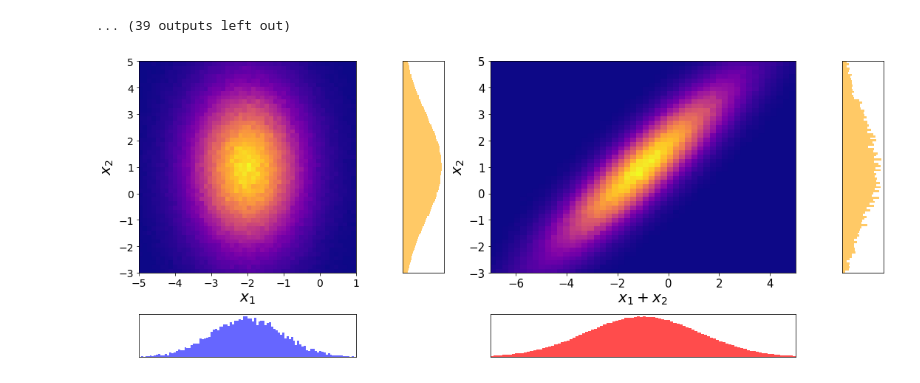
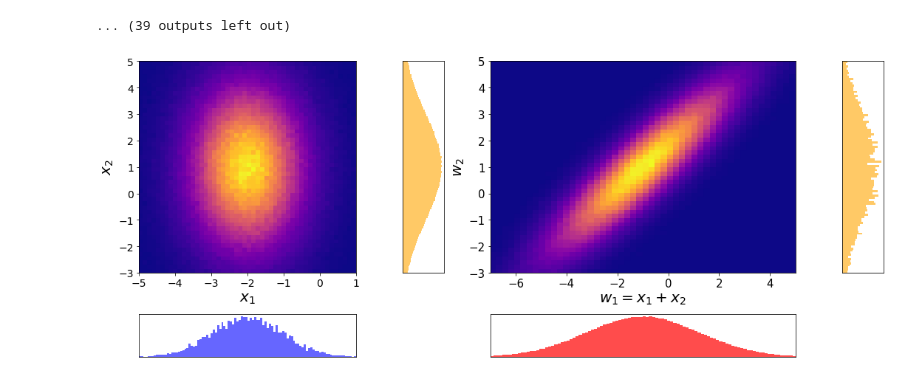
Before and after one commit to mariushobbhahn/RV_vs_PDF_Combination, a Jupyter notebook: Sum of Gaussians.ipynb, the cells around one changed output. Saved outputs shown, nothing was run; the diff lists cells and outputs as text; code cells hidden in the pictures.

```diff
--- a/Sum of Gaussians.ipynb
+++ b/Sum of Gaussians.ipynb
@@ -161,33 +161,33 @@ plt.yticks([])
 
 xy_l, xy_u = -7, 5
 
 # middle right: transformed joint Gaussian
 plt.subplot2grid((4, 9), (0,4), colspan=4, rowspan=3)
 
 plt.rc('xtick', labelsize=15)
 plt.rc('ytick', labelsize=15)
 plt.rc('axes', labelsize=15)
 
 plt.hist2d(norm12_samples_many, norm2_samples_many, range=[[xy_l, xy_u],[y_l, y_u]],bins=[50,50], cmap='plasma', density = True)
-plt.xlabel('$x_1 + x_2$', size=20)
-plt.ylabel('$x_2$', size=20)
+plt.xlabel('$w_1 = x_1 + x_2$', size=20)
+plt.ylabel('$w_2$', size=20)
 
 # marginal for x+y
 plt.subplot2grid((4, 9), (3,4), colspan=4, rowspan=1)
 plt.hist(norm12_samples_many, range=[xy_l, xy_u], bins=num_bins, color='red', alpha=0.7, density=True)
 plt.xlim(xy_l, xy_u)
 plt.xticks([])
 plt.yticks([])
 
 #marginal for y
 plt.subplot2grid((4,9), (0,8), colspan=1, rowspan=3)
 plt.hist(norm2_samples, range=[y_l, y_u], bins=100, density=True, color='orange', alpha=0.6, orientation='horizontal')
 plt.ylim(y_l, y_u)
 plt.xticks([])
 plt.yticks([])
 
 plt.tight_layout()
 plt.savefig('Gaussian_joint_sum.png')
 plt.show();
 # %% [output]
-[figure, old version]
+[figure, new version]
```
Also changed, not shown: parts of 1 cell of this notebook, 7 other files.
